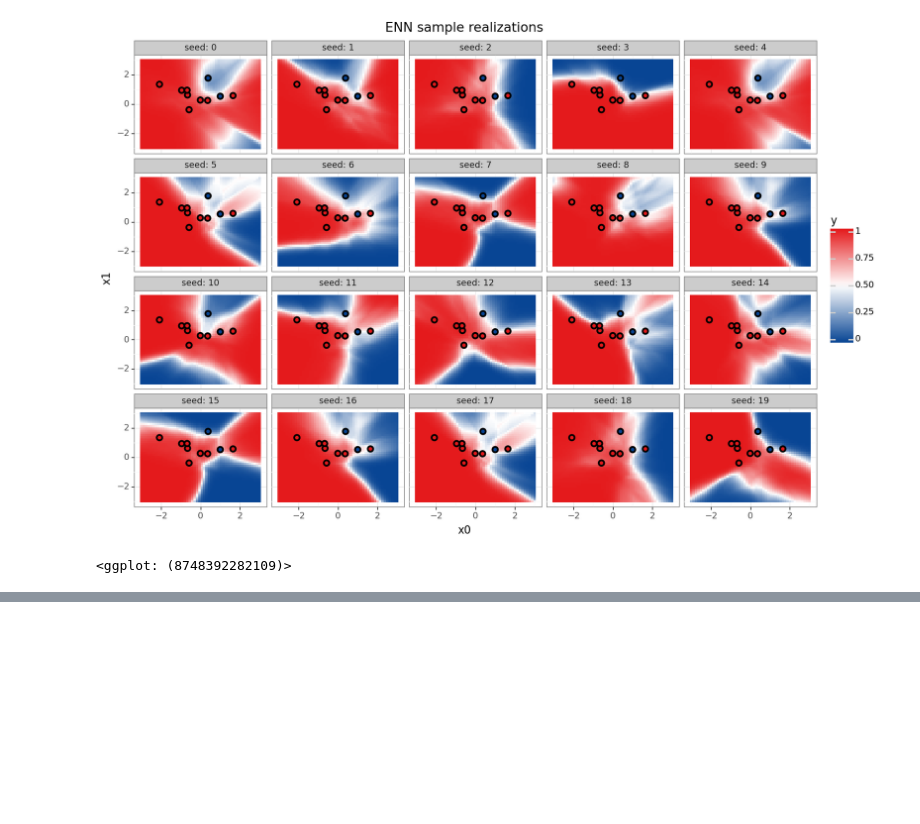
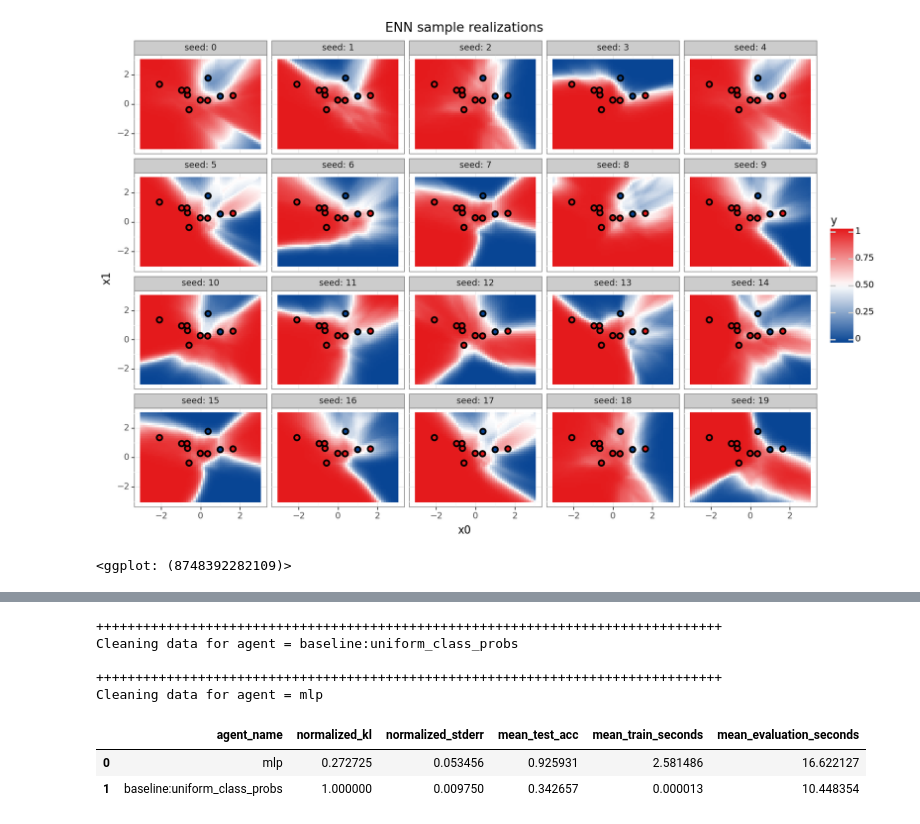
Before and after one commit to google-deepmind/neural_testbed, a Jupyter notebook: neural_testbed/tutorial.ipynb, the cells around one changed output, grey strips where cells are left out. Cells and saved outputs as stored; diff of their text form; code cells hidden in the pictures; blank space fills up the shorter version.

```diff
--- a/neural_testbed/tutorial.ipynb
+++ b/neural_testbed/tutorial.ipynb
@@ -303,0 +356,30 @@ plots['sample_enn']
+# %%
+#@title To load entries with data validation we form a leaderboard.Entry
+uniform_entry = leaderboard.Entry(
+    name='baseline:uniform_class_probs',
+    results_dir='/tmp/neural_testbed/agent_comparison_v2/baseline:uniform_class_probs/',
+)
+mlp_entry = leaderboard.Entry(
+    name='mlp',
+    results_dir='/tmp/neural_testbed/agent_comparison_v2/mlp/',
+)
+# %%
+#@title Loading this data validates that entries include all `problem_id`
+data = leaderboard.load_entries_csv(
+    leaderboard_entries=[uniform_entry, mlp_entry],
+    leaderboard_sweep=leaderboard.CLASSIFICATION_2D_TEST,
+    verbose=True,
+)
+# %% [output]
+++++++++++++++++++++++++++++++++++++++++++++++++++++++++++++++++++++++++++++++++
+Cleaning data for agent = baseline:uniform_class_probs
+
+++++++++++++++++++++++++++++++++++++++++++++++++++++++++++++++++++++++++++++++++
+Cleaning data for agent = mlp
+# %%
+#@title Display the average performance per agent, normalized with uniform=1
+leaderboard.display_ranking_df(data)
+# %% [output]
+|  | agent_name | normalized_kl | normalized_stderr | mean_test_acc | mean_train_seconds | mean_evaluation_seconds |
+| 0 | mlp | 0.272725 | 0.053456 | 0.925931 | 2.581486 | 16.622127 |
+| 1 | baseline:uniform_class_probs | 1.000000 | 0.009750 | 0.342657 | 0.000013 | 10.448354 |
```
Also changed, not shown: parts of 9 cells of this notebook, 7 other files.
